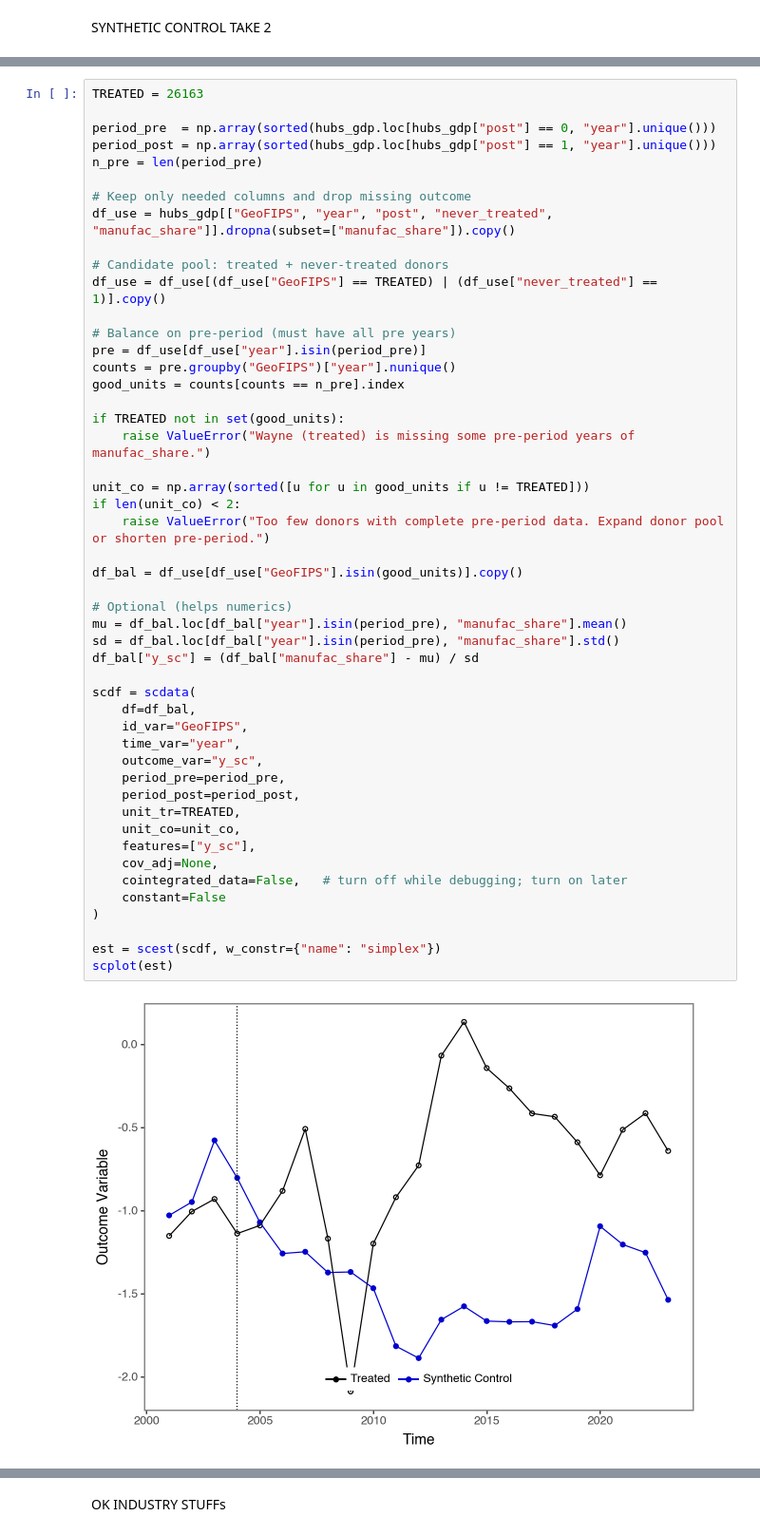
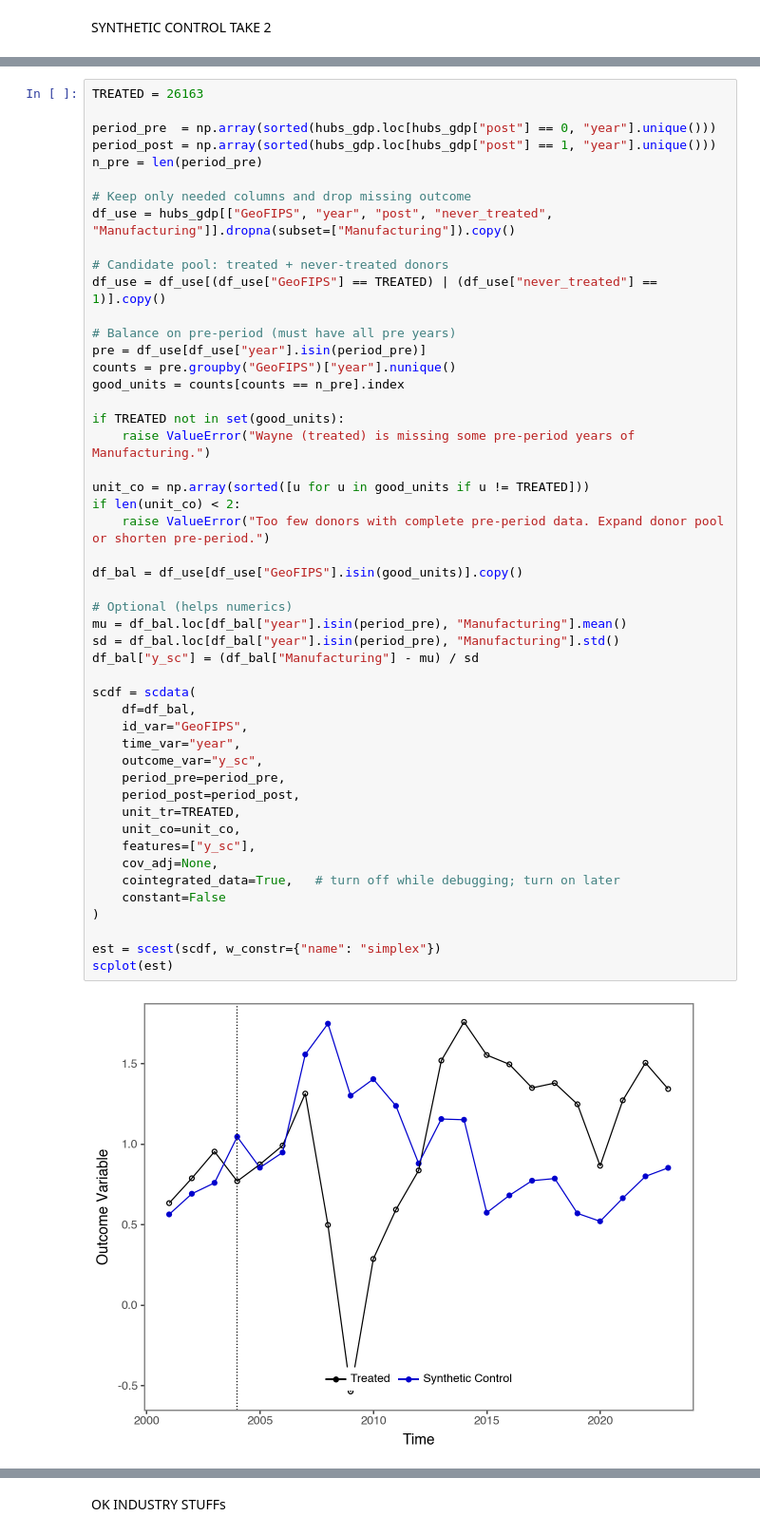
Before and after one commit to wren17/epa_greenbook_project, a Jupyter notebook: analysis.ipynb, the cells around one changed output, grey strips where cells are left out. Shown at 95% size. Cells and saved outputs as stored; diff of their text form.

```diff
--- a/analysis.ipynb
+++ b/analysis.ipynb
@@ -1079,7 +890,7 @@ period_post = np.array(sorted(hubs_gdp.loc[hubs_gdp["post"] == 1, "year"].unique
 n_pre = len(period_pre)
 
 # Keep only needed columns and drop missing outcome
-df_use = hubs_gdp[["GeoFIPS", "year", "post", "never_treated", "manufac_share"]].dropna(subset=["manufac_share"]).copy()
+df_use = hubs_gdp[["GeoFIPS", "year", "post", "never_treated", "Manufacturing"]].dropna(subset=["Manufacturing"]).copy()
 
 # Candidate pool: treated + never-treated donors
 df_use = df_use[(df_use["GeoFIPS"] == TREATED) | (df_use["never_treated"] == 1)].copy()
@@ -1089,37 +900,37 @@ pre = df_use[df_use["year"].isin(period_pre)]
 counts = pre.groupby("GeoFIPS")["year"].nunique()
 good_units = counts[counts == n_pre].index
 
 if TREATED not in set(good_units):
-    raise ValueError("Wayne (treated) is missing some pre-period years of manufac_share.")
+    raise ValueError("Wayne (treated) is missing some pre-period years of Manufacturing.")
 
 unit_co = np.array(sorted([u for u in good_units if u != TREATED]))
 if len(unit_co) < 2:
     raise ValueError("Too few donors with complete pre-period data. Expand donor pool or shorten pre-period.")
 
 df_bal = df_use[df_use["GeoFIPS"].isin(good_units)].copy()
 
 # Optional (helps numerics)
-mu = df_bal.loc[df_bal["year"].isin(period_pre), "manufac_share"].mean()
-sd = df_bal.loc[df_bal["year"].isin(period_pre), "manufac_share"].std()
-df_bal["y_sc"] = (df_bal["manufac_share"] - mu) / sd
+mu = df_bal.loc[df_bal["year"].isin(period_pre), "Manufacturing"].mean()
+sd = df_bal.loc[df_bal["year"].isin(period_pre), "Manufacturing"].std()
+df_bal["y_sc"] = (df_bal["Manufacturing"] - mu) / sd
 
 scdf = scdata(
     df=df_bal,
     id_var="GeoFIPS",
     time_var="year",
     outcome_var="y_sc",
     period_pre=period_pre,
     period_post=period_post,
     unit_tr=TREATED,
     unit_co=unit_co,
     features=["y_sc"],
     cov_adj=None,
-    cointegrated_data=False,   # turn off while debugging; turn on later
+    cointegrated_data=True,   # turn off while debugging; turn on later
     constant=False
 )
 
 est = scest(scdf, w_constr={"name": "simplex"})
 scplot(est)
 # %% [output]
-[figure, old version]
+[figure, new version]
 # %%
```
Also changed, not shown: parts of 18 cells of this notebook.
